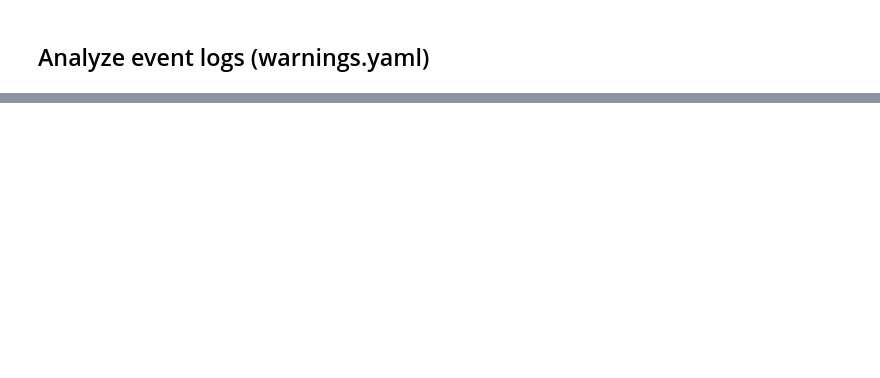
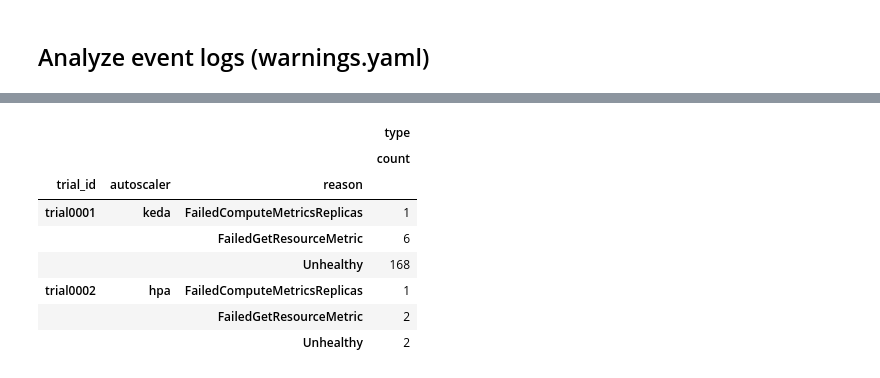
Before and after one commit to kasbench/kasbench-audit, a Jupyter notebook: notebooks/audit.ipynb, the cells around one changed output, grey strips where cells are left out. Saved outputs shown, nothing was run; the diff lists cells and outputs as text; code cells hidden in the pictures; blank space fills up the shorter version.

```diff
--- a/notebooks/audit.ipynb
+++ b/notebooks/audit.ipynb
@@ -393,0 +394,12 @@ with pd.option_context('display.max_rows', None):
+# %%
+df.groupby(["trial_id", "autoscaler", "reason"]).agg({"type": ["count"]})
+# %% [output]
+|  |  |  | type |
+|  |  |  | count |
+| trial_id | autoscaler | reason |  |
+| trial0001 | keda | FailedComputeMetricsReplicas | 1 |
+|  |  | FailedGetResourceMetric | 6 |
+|  |  | Unhealthy | 168 |
+| trial0002 | hpa | FailedComputeMetricsReplicas | 1 |
+|  |  | FailedGetResourceMetric | 2 |
+|  |  | Unhealthy | 2 |
```
Also changed, not shown: parts of 15 cells of this notebook.
